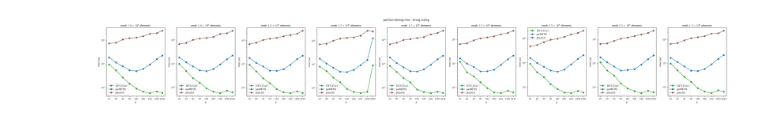
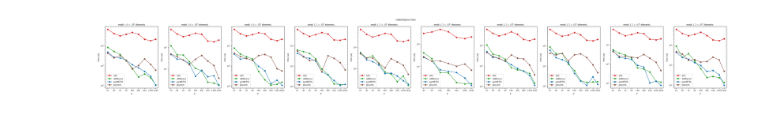
Before and after one commit to paralab/partition, a Jupyter notebook: mpi-cpp/scaling_plot.ipynb, the cells around one changed output. Drawn from its saved outputs; the diff is of its cells as text; code cells hidden in the pictures.

```diff
--- a/mpi-cpp/scaling_plot.ipynb
+++ b/mpi-cpp/scaling_plot.ipynb
@@ -5,10 +5,13 @@ import matplotlib.ticker as ticker
 from matplotlib.ticker import ScalarFormatter, FixedLocator
 import numpy as np
 from matplotlib.lines import Line2D
+import matplotlib.gridspec as gridspec
 # plt.rcParams["figure.figsize"] = (20,20)
 # plt.rcParams.update({'font.size': 28})
 
 plt.rcParams['text.usetex'] = True
+FIGURE_SIZE = (15,2.0)
+new_name = "AMRaCut"
 # %%
 def format_scientific_notation_with_superscript(value):
 
@@ -56,20 +27,25 @@ input_file_name = "results/diffusion_10_largest_tet_weighted-vtex-edg-0-8epsilon
+# %%
+
+# input_file_name = "results/diffusion_sc25_cutcells_w-edges_tet_meshes2025-03-26__10-58-34.json"
+input_file_name = "results/diffusion_sc25_unweighted_tet_meshes2025-03-26__23-25-06.json"
 # %%
 df = pd.read_json(input_file_name, orient='records',lines=True)
 # print(df)
 # df = df[df['run_idx'] == 2]
-# df = df[df['mesh_idx'] <  5]
+df = df[df['mesh_idx'] <  10]
 df.reset_index(drop=True, inplace=True)
 mesh_count = df['mesh_idx'].max() + 1
 matpltlib_default_colors = plt.rcParams['axes.prop_cycle'].by_key()['color']
 
 
-# SFC, BFS, parMETIS, ptscotch respectively
+# SFC, AMRaCut, parMETIS, ptscotch respectively
 plot_colors = [matpltlib_default_colors[3], matpltlib_default_colors[2], matpltlib_default_colors[0], matpltlib_default_colors[5]]
 
 
-# df_prev = pd.read_json(prev_file, orient='records',lines=True, dtype=dtype_spec)
+# df.drop(df.index[[i for i in range(225,246)]], inplace=True)          # for  diffusion_sc25_unweighted_tet_meshes2025-03-26__23-25-06.json
+df.drop(df.index[[i for i in range(225,256)]], inplace=True)          # for diffusion_sc25_cutcells_w-edges_tet_meshes2025-03-26__10-58-34.json
 
-# df_prev.reset_index(drop=True, inplace=True)
+df.reset_index(drop=True, inplace=True)
 # %%
 
 extracted_fields = ['mesh_idx','n','np',
@@ -95,72 +326,65 @@ AGGREGATION_METHOD = 'min'
 # %%
-
-# plt.figure()
-
 fig, axs = plt.subplots(1, mesh_count, figsize=(5*mesh_count, 5))
-# fig, axs = plt.subplots(1, mesh_count, figsize=(5*mesh_count, 5))
 
 if not isinstance(axs, np.ndarray):
     axs = [axs]
 
 for mesh_idx in range(mesh_count):
 
-
     filtered_df = df[df['mesh_idx'] == mesh_idx].copy()
     filtered_df.reset_index(drop=True, inplace=True)
     element_count = filtered_df.loc[0, 'n']
 
-    # plotting BFS time
-    min_rows = filtered_df.groupby(['np'])['BFS_labeling_time'].transform(AGGREGATION_METHOD) == filtered_df['BFS_labeling_time']
+
+
+    # plotting SFC time
+    min_rows = filtered_df.groupby(['np'])['SFC_morton_partition_time'].transform(AGGREGATION_METHOD) == filtered_df['SFC_morton_partition_time']
     min_df = filtered_df[min_rows].copy()
     min_df.reset_index(drop=True, inplace=True)
-    axs[mesh_idx].plot(min_df['np'], min_df['BFS_labeling_time'],color=plot_colors[1], label=r"\textsc{BFS-Part}", marker='o')
+    axs[mesh_idx].plot(min_df['np'], min_df['SFC_morton_partition_time'],color=plot_colors[0], label=f"SFC", marker='o')
 
-    # ## Annotate each point with its y value
-    # for i in range(len(min_df)):
-    #     axs[mesh_idx].annotate(format_scientific_notation_with_superscript(min_df["BFS_labeling_time"][i]), (min_df['np'][i], min_df['BFS_labeling_time'][i]), textcoords="offset points", xytext=(0,5), ha='center')
+    # plotting BFS redistribution time
+    min_rows = filtered_df.groupby(['np'])['BFS_redistribution_time'].transform(AGGREGATION_METHOD) == filtered_df['BFS_redistribution_time']
+    min_df = filtered_df[min_rows].copy()
+    min_df.reset_index(drop=True, inplace=True)
+    axs[mesh_idx].plot(min_df['np'], min_df['BFS_redistribution_time'],color=plot_colors[1], label=f"AMRaCut", marker='o')
+
+    # # plotting ideal scaling for BFS
+    # min_proc_count = min_df['np'].min()
+    # min_proc_BFS_time = min_df[min_df['np'] == min_proc_count].loc[0,'BFS_total_time']
+    # min_df['BFS_total_time_ideal_scaling'] = min_proc_BFS_time * (min_proc_count/min_df['np'])
+    # axs[mesh_idx].plot(min_df['np'], min_df['BFS_total_time_ideal_scaling'],color='grey', label=f"_ideal", marker='', linestyle='--')
+
+    # plotting parMETIS redistribution time
+    min_rows = filtered_df.groupby(['np'])['parMETIS_redistribution_time'].transform(AGGREGATION_METHOD) == filtered_df['parMETIS_redistribution_time']
+    min_df = filtered_df[min_rows].copy()
+    min_df.reset_index(drop=True, inplace=True)
+    axs[mesh_idx].plot(min_df['np'], min_df['parMETIS_redistribution_time'],color=plot_colors[2], label=f"parMETIS", marker='o')
+
+    # plotting ptscotch redistribution time
+    min_rows = filtered_df.groupby(['np'])['ptscotch_redistribution_time'].transform(AGGREGATION_METHOD) == filtered_df['ptscotch_redistribution_time']
+    min_df = filtered_df[min_rows].copy()
+    min_df.reset_index(drop=True, inplace=True)
+    axs[mesh_idx].plot(min_df['np'], min_df['ptscotch_redistribution_time'],color=plot_colors[3], label=f"ptscotch", marker='o')
 
 
 
-    # # plotting ideal scaling for BFS
-    # min_proc_count = min_df['np'].min()
-    # min_proc_BFS_time = min_df[min_df['np'] == min_proc_count].loc[0,'BFS_labeling_time']
-    # min_df['BFS_time_ideal_scaling'] = min_proc_BFS_time * (min_proc_count/min_df['np'])
-    # axs[mesh_idx].plot(min_df['np'], min_df['BFS_time_ideal_scaling'],color='grey', label=f"ideal", marker='', linestyle='--')
-
-    # plotting parMETIS time
-    min_rows = filtered_df.groupby(['np'])['parMETIS_labeling_time'].transform(AGGREGATION_METHOD) == filtered_df['parMETIS_labeling_time']
-    min_df = filtered_df[min_rows].copy()
-    min_df.reset_index(drop=True, inplace=True)
-    axs[mesh_idx].plot(min_df['np'], min_df['parMETIS_labeling_time'],color=plot_colors[2], label=f"parMETIS", marker='o')
-
-    # plotting ptscotch time
-    min_rows = filtered_df.groupby(['np'])['ptscotch_labeling_time'].transform(AGGREGATION_METHOD) == filtered_df['ptscotch_labeling_time']
-    min_df = filtered_df[min_rows].copy()
-    min_df.reset_index(drop=True, inplace=True)
-    axs[mesh_idx].plot(min_df['np'], min_df['ptscotch_labeling_time'],color=plot_colors[3], label=f"ptscotch", marker='o')
-
-    # ## Annotate each point with its y value
-    # for i in range(len(min_df)):
-    #     axs[mesh_idx].annotate(format_scientific_notation_with_superscript(min_df["parMETIS_labeling_time"][i]), (min_df['np'][i], min_df['parMETIS_labeling_time'][i]), textcoords="offset points", xytext=(0,5), ha='center')
+    # # plotting individual data points
+    # axs[mesh_idx].scatter(filtered_df['np'], filtered_df['SFC_morton_partition_time'], color=plot_colors[0], marker='+', alpha=0.5, label='_SFC data')
+    # axs[mesh_idx].scatter(filtered_df['np'], filtered_df['BFS_total_time'], color=plot_colors[1], marker='+', alpha=0.5, label='_BFS data')
+    # axs[mesh_idx].scatter(filtered_df['np'], filtered_df['parMETIS_total_time'], color=plot_colors[2], marker='+', alpha=0.5, label='_parMETIS data')
+    # axs[mesh_idx].scatter(filtered_df['np'], filtered_df['ptscotch_total_time'], color=plot_colors[3], marker='+', alpha=0.5, label='_ptscotch data')
 
 
 
 
 
-
-    # # plotting individual data points
-    # axs[mesh_idx].scatter(filtered_df['np'], filtered_df['BFS_labeling_time'], color=plot_colors[1], marker='+', alpha=0.5, label='_BFS data')
-    # axs[mesh_idx].scatter(filtered_df['np'], filtered_df['parMETIS_labeling_time'], color=plot_colors[2], marker='+', alpha=0.5, label='_parMETIS data')
-    # axs[mesh_idx].scatter(filtered_df['np'], filtered_df['ptscotch_labeling_time'], color=plot_colors[3], marker='+', alpha=0.5, label='_ptscotch data')
-
-
-
+    # df_all_filtered = df_all[df_all['mesh_idx'] == mesh_idx]
 
     axs[mesh_idx].set_xscale('log')
     axs[mesh_idx].set_yscale('log')
     axs[mesh_idx].set_xticks(filtered_df['np'].unique())
     axs[mesh_idx].get_xaxis().set_major_formatter(ScalarFormatter())
-
     axs[mesh_idx].set_title("mesh   "+   format_scientific_notation_with_superscript(element_count)+ " elements")
     axs[mesh_idx].set_xlabel('p')
     axs[mesh_idx].set_ylabel('time (us)')
@@ -168,5 +392,5 @@ for mesh_idx in range(mesh_count):
 
 
     axs[mesh_idx].legend()
-fig.suptitle('partition labeling time - strong scaling')
+fig.suptitle('redistribution time')
 # %% [output]
@@ -174,2 +398,2 @@ Text(0.5, 0.98, 'partition labeling time - strong scaling')
-[figure, old version]
+[figure, new version]
 # %%
```
Also changed, not shown: parts of 6 cells of this notebook, 5 other files.
